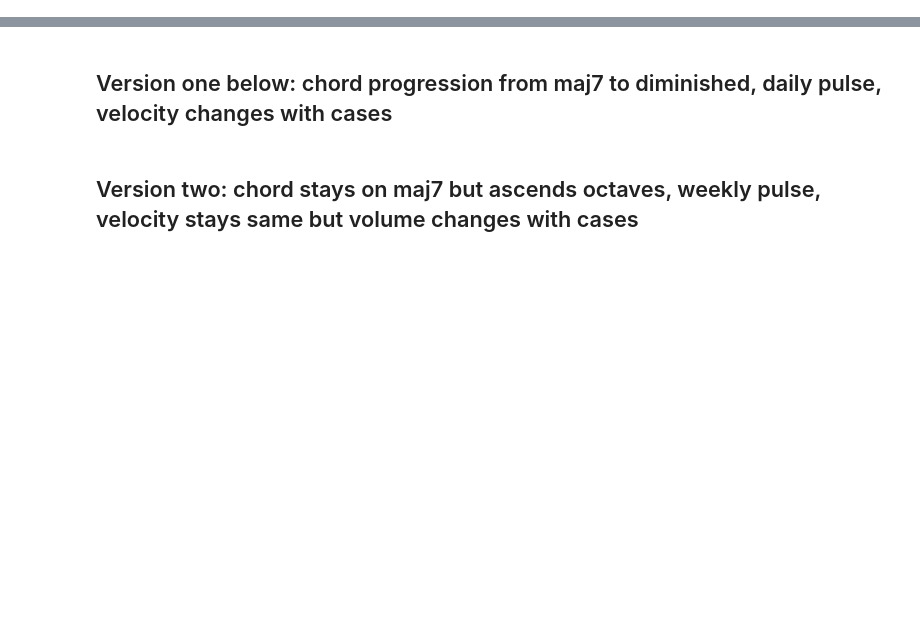
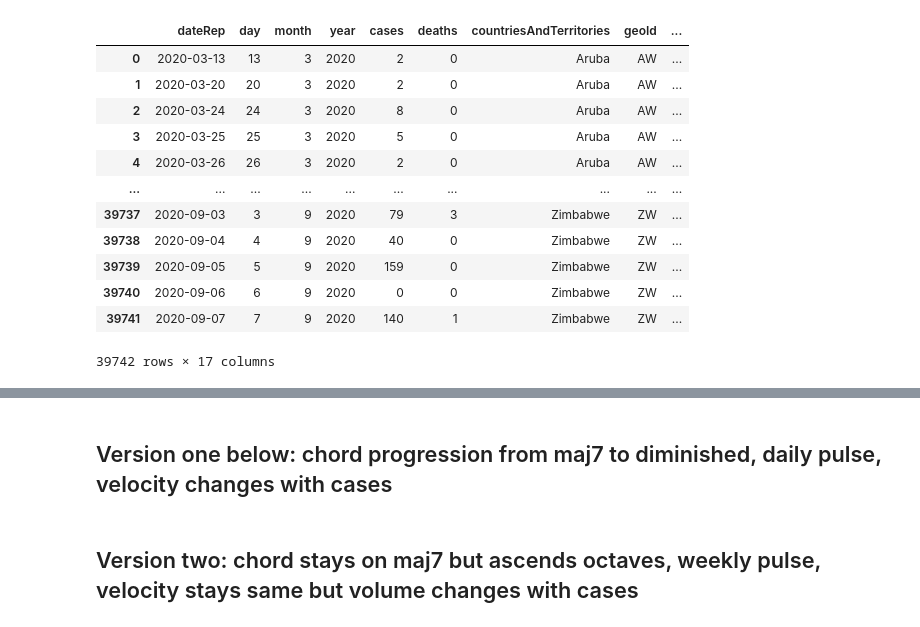
Before and after one commit to edlowther/covid_poppies, a Jupyter notebook: midi_generator.ipynb, the cells around one changed output, grey strips where cells are left out. Saved outputs shown, nothing was run; the diff lists cells and outputs as text; code cells hidden in the pictures; blank space fills up the shorter version.

```diff
--- a/midi_generator.ipynb
+++ b/midi_generator.ipynb
@@ -57,3 +98,19 @@ df.sort_values(by = ['countryterritoryCode', 'dateRep'], inplace=True)
 # %%
 df['cumulative_deaths'] = df.groupby(['countryterritoryCode'])['deaths'].cumsum()
 df['cumulative_cases'] = df.groupby(['countryterritoryCode'])['cases'].cumsum()
+# %%
+df
+# %% [output]
+|  | dateRep | day | month | year | cases | deaths | countriesAndTerritories | geoId | ... |
+| 0 | 2020-03-13 | 13 | 3 | 2020 | 2 | 0 | Aruba | AW | ... |
+| 1 | 2020-03-20 | 20 | 3 | 2020 | 2 | 0 | Aruba | AW | ... |
+| 2 | 2020-03-24 | 24 | 3 | 2020 | 8 | 0 | Aruba | AW | ... |
+| 3 | 2020-03-25 | 25 | 3 | 2020 | 5 | 0 | Aruba | AW | ... |
+| 4 | 2020-03-26 | 26 | 3 | 2020 | 2 | 0 | Aruba | AW | ... |
+| ... | ... | ... | ... | ... | ... | ... | ... | ... | ... |
+| 39737 | 2020-09-03 | 3 | 9 | 2020 | 79 | 3 | Zimbabwe | ZW | ... |
+| 39738 | 2020-09-04 | 4 | 9 | 2020 | 40 | 0 | Zimbabwe | ZW | ... |
+| 39739 | 2020-09-05 | 5 | 9 | 2020 | 159 | 0 | Zimbabwe | ZW | ... |
+| 39740 | 2020-09-06 | 6 | 9 | 2020 | 0 | 0 | Zimbabwe | ZW | ... |
+| 39741 | 2020-09-07 | 7 | 9 | 2020 | 140 | 1 | Zimbabwe | ZW | ... |
+39742 rows × 17 columns
```
Also changed, not shown: parts of 40 cells of this notebook.
